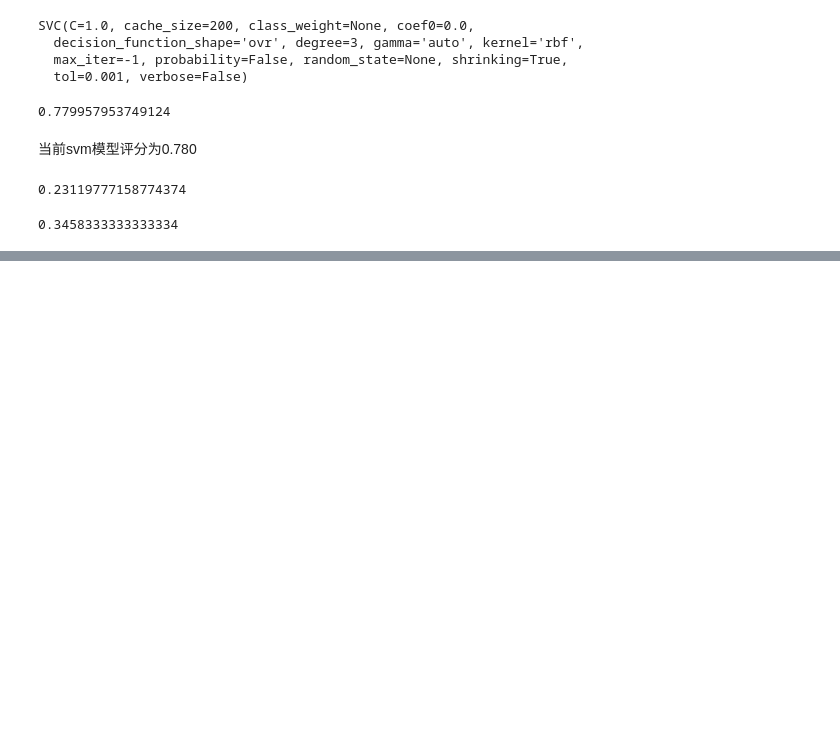
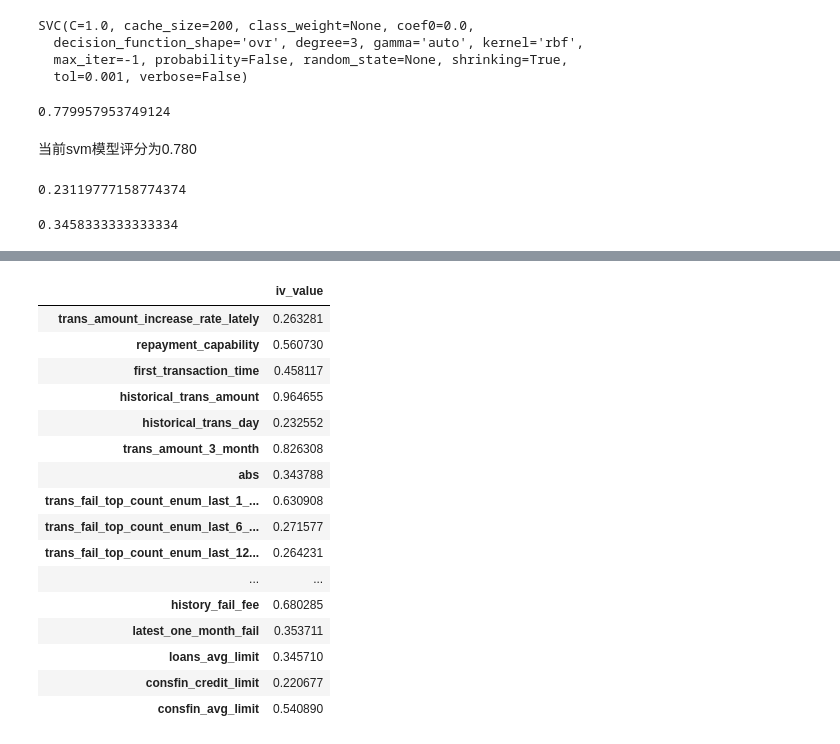
Before and after one commit to Gtobep/DataWhale, a Jupyter notebook: 7th_data_test.ipynb, the cells around one changed output, grey strips where cells are left out. Saved outputs shown, nothing was run; the diff lists cells and outputs as text; code cells hidden in the pictures; blank space fills up the shorter version.

```diff
--- a/7th_data_test.ipynb
+++ b/7th_data_test.ipynb
@@ -290,0 +413,20 @@ f1_score(y_test,y_pred)
+# %%
+X_selected_byiv
+# %% [output]
+|  | iv_value |
+| trans_amount_increase_rate_lately | 0.263281 |
+| repayment_capability | 0.560730 |
+| first_transaction_time | 0.458117 |
+| historical_trans_amount | 0.964655 |
+| historical_trans_day | 0.232552 |
+| trans_amount_3_month | 0.826308 |
+| abs | 0.343788 |
+| trans_fail_top_count_enum_last_1_... | 0.630908 |
+| trans_fail_top_count_enum_last_6_... | 0.271577 |
+| trans_fail_top_count_enum_last_12... | 0.264231 |
+| ... | ... |
+| history_fail_fee | 0.680285 |
+| latest_one_month_fail | 0.353711 |
+| loans_avg_limit | 0.345710 |
+| consfin_credit_limit | 0.220677 |
+| consfin_avg_limit | 0.540890 |
```
Also changed, not shown: parts of 26 cells of this notebook.
